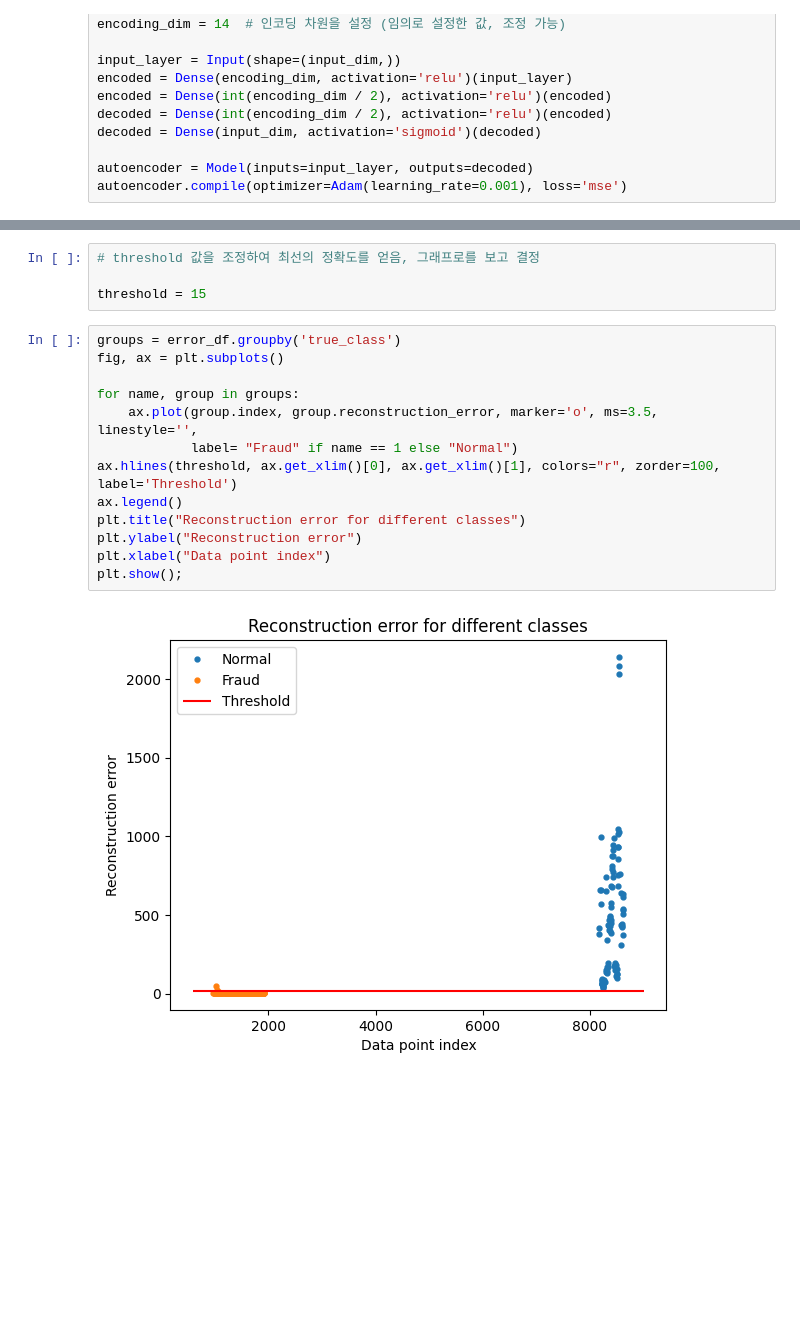
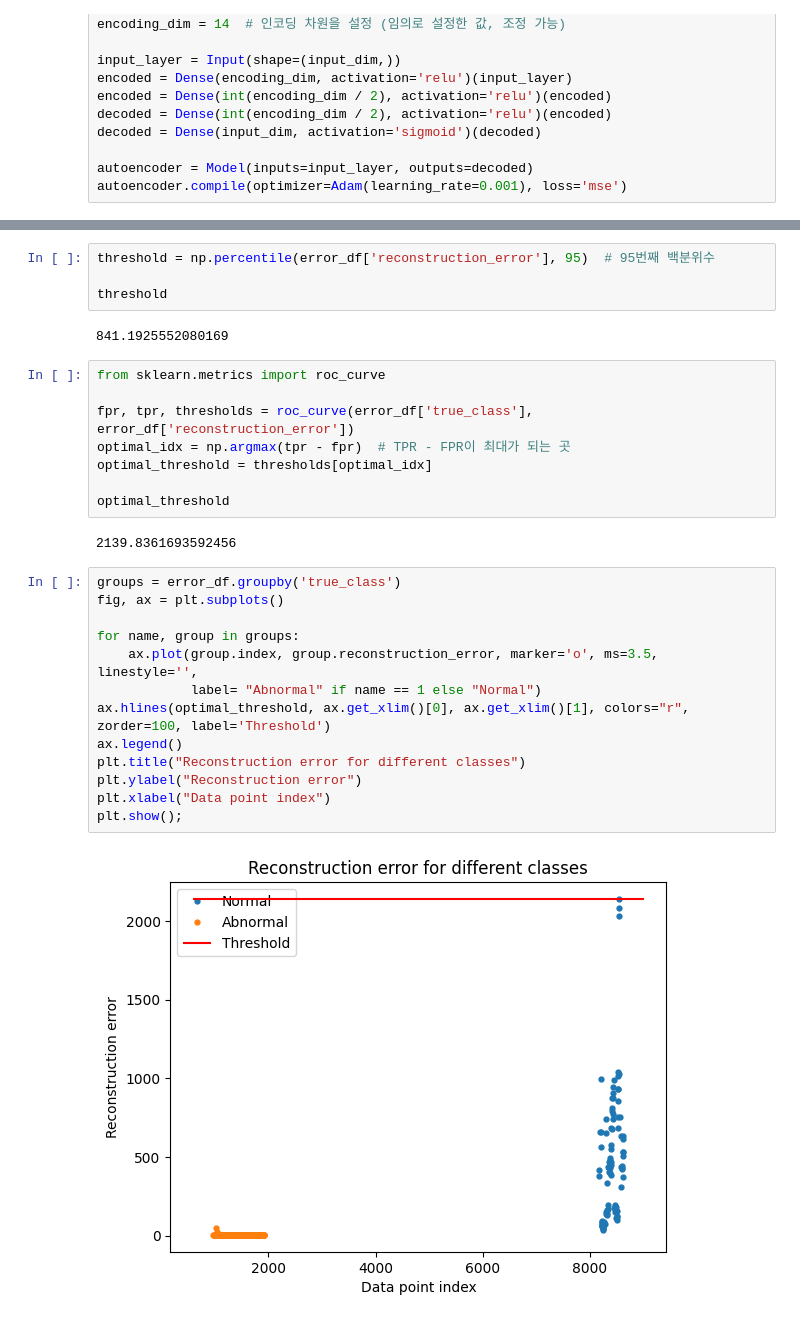
Before and after one commit to hyeongls/ai-class, a Jupyter notebook: 5주차/DSA_feature_AE.ipynb, the cells around one changed output, grey strips where cells are left out. Drawn from its saved outputs; the diff is of its cells as text; blank space fills up the shorter version.

```diff
--- a/5주차/DSA_feature_AE.ipynb
+++ b/5주차/DSA_feature_AE.ipynb
@@ -339,19 +339,31 @@ error_df.head()
-# %%
-# threshold 값을 조정하여 최선의 정확도를 얻음, 그래프로를 보고 결정
-
-threshold = 15
+# %%
+threshold = np.percentile(error_df['reconstruction_error'], 95)  # 95번째 백분위수
+
+threshold
+# %% [output]
+841.1925552080169
+# %%
+from sklearn.metrics import roc_curve
+
+fpr, tpr, thresholds = roc_curve(error_df['true_class'], error_df['reconstruction_error'])
+optimal_idx = np.argmax(tpr - fpr)  # TPR - FPR이 최대가 되는 곳
+optimal_threshold = thresholds[optimal_idx]
+
+optimal_threshold
+# %% [output]
+2139.8361693592456
 # %%
 groups = error_df.groupby('true_class')
 fig, ax = plt.subplots()
 
 for name, group in groups:
     ax.plot(group.index, group.reconstruction_error, marker='o', ms=3.5, linestyle='',
-            label= "Fraud" if name == 1 else "Normal")
-ax.hlines(threshold, ax.get_xlim()[0], ax.get_xlim()[1], colors="r", zorder=100, label='Threshold')
+            label= "Abnormal" if name == 1 else "Normal")
+ax.hlines(optimal_threshold, ax.get_xlim()[0], ax.get_xlim()[1], colors="r", zorder=100, label='Threshold')
 ax.legend()
 plt.title("Reconstruction error for different classes")
 plt.ylabel("Reconstruction error")
 plt.xlabel("Data point index")
 plt.show();
 # %% [output]
-[figure, old version]
+[figure, new version]
```
Also changed, not shown: parts of 7 cells of this notebook.
